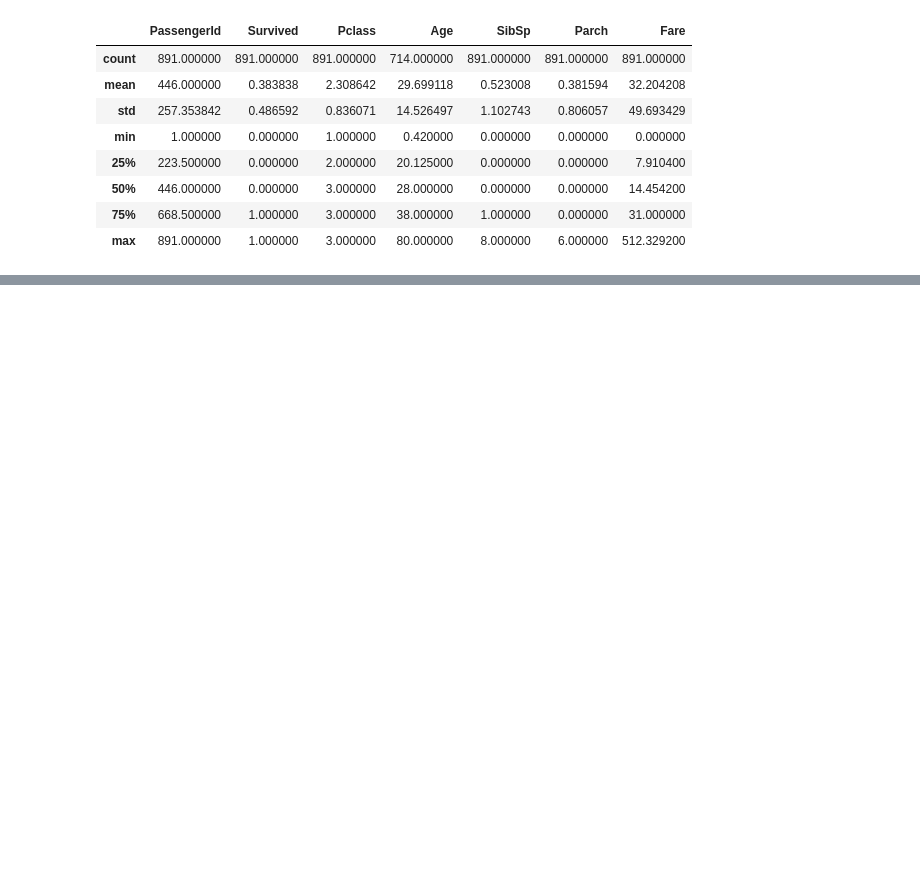
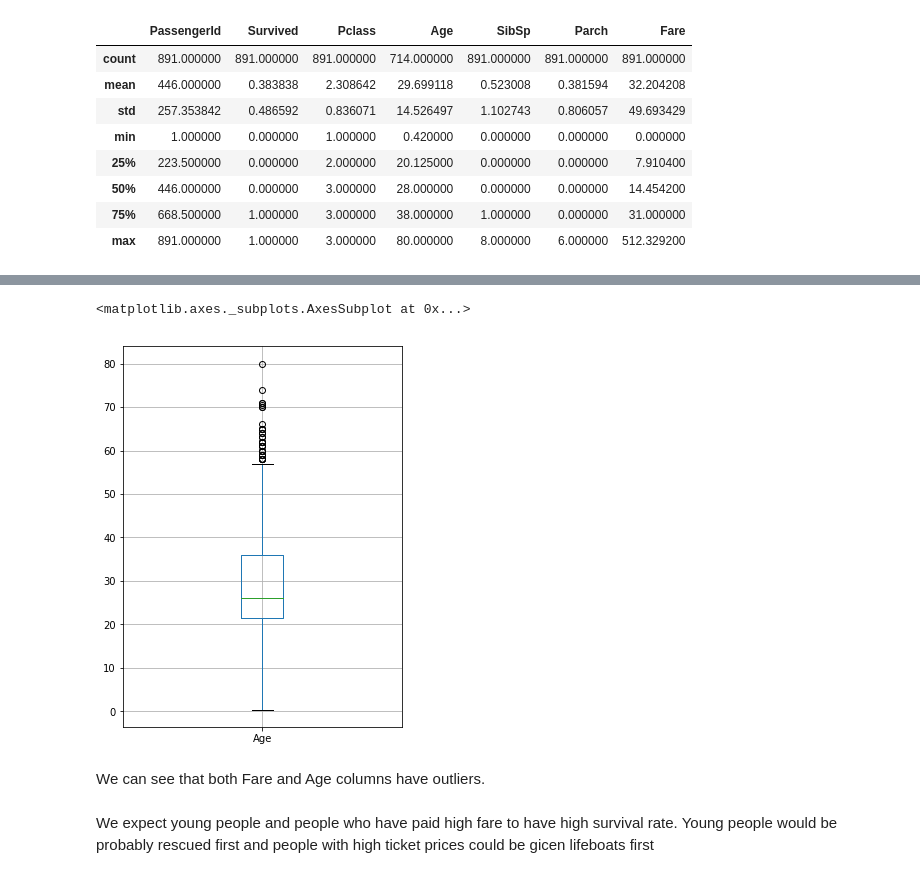
Before and after one commit to SankethBK/100-Data-Science-Projects, a Jupyter notebook: 2. Titanic data/Titanic data analysis.ipynb, the cells around one changed output, grey strips where cells are left out. Saved outputs shown, nothing was run; the diff lists cells and outputs as text; code cells hidden in the pictures; blank space fills up the shorter version.

```diff
--- a/2. Titanic data/Titanic data analysis.ipynb
+++ b/2. Titanic data/Titanic data analysis.ipynb
@@ -106,0 +249,7 @@ Distribution of Age
+# %%
+data.boxplot(column = ["Age"], figsize = (5,7))
+# %% [output]
+<matplotlib.axes._subplots.AxesSubplot at 0x...>
+[figure, added]
+# %% [markdown]
+We can see that both Fare and Age columns have outliers.
@@ -106,0 +259,2 @@ Distribution of Age
+# %% [markdown]
+We expect young people and people who have paid high fare to have high survival rate. Young people would be probably rescued first and people with high ticket prices could be gicen lifeboats first
```
Also changed, not shown: parts of 68 cells of this notebook, 9 other files.
